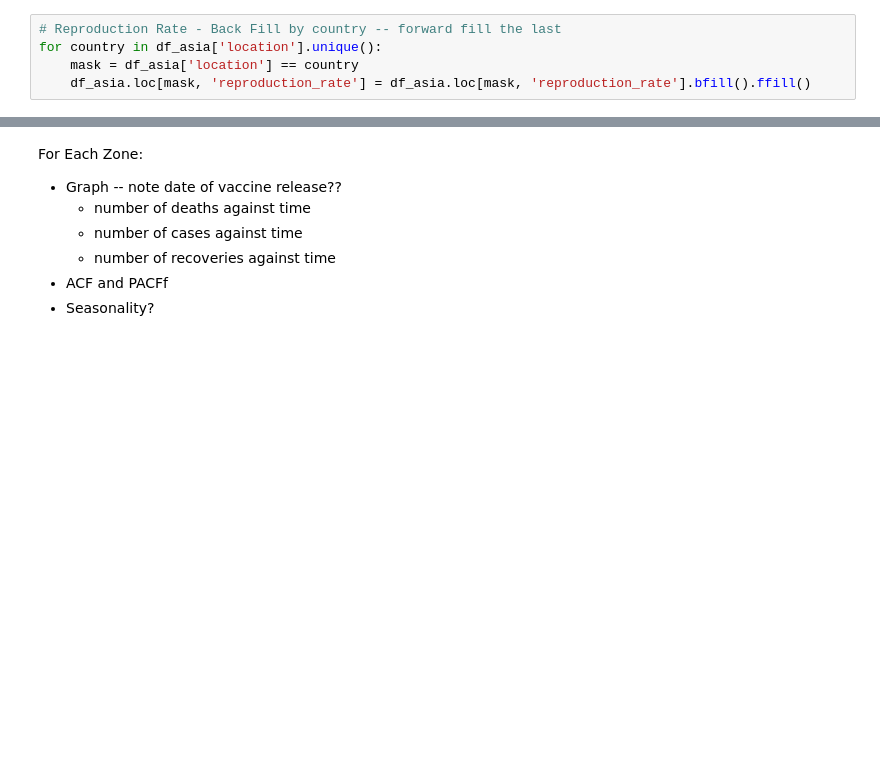
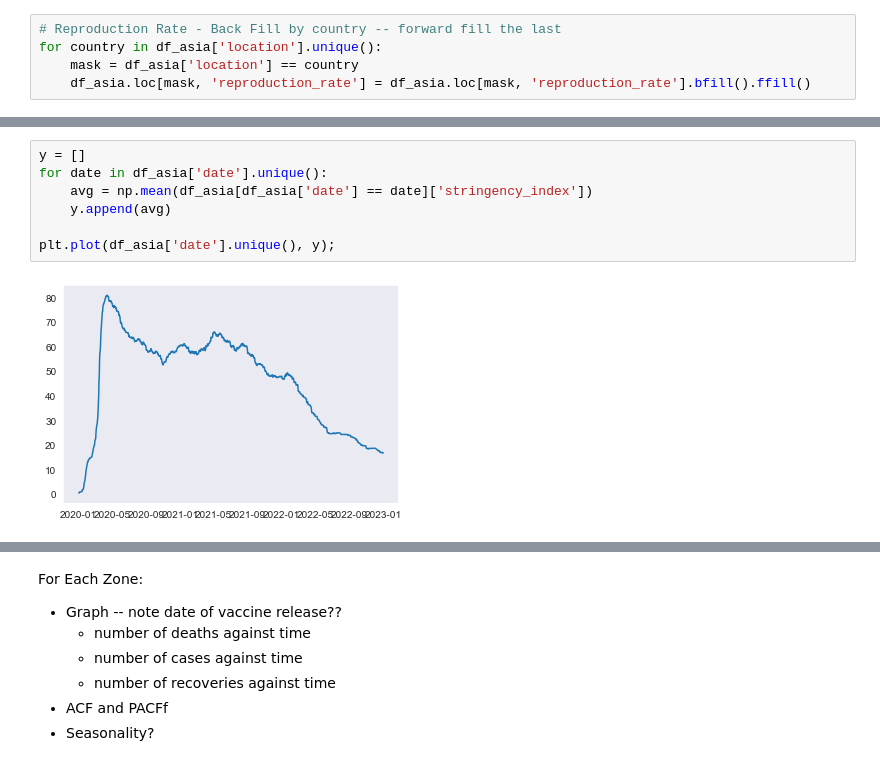
Before and after one commit to Bella3s/Covid-19-Time-Series-Modeling, a Jupyter notebook: index.ipynb, the cells around one changed output, grey strips where cells are left out. Drawn from its saved outputs; the diff is of its cells as text; blank space fills up the shorter version.

```diff
--- a/index.ipynb
+++ b/index.ipynb
@@ -362,0 +469,9 @@ len(df_asia[df_asia['location'] == 'Afghanistan']['reproduction_rate'])
+# %%
+y = []
+for date in df_asia['date'].unique():
+    avg = np.mean(df_asia[df_asia['date'] == date]['stringency_index'])
+    y.append(avg)
+
+plt.plot(df_asia['date'].unique(), y);
+# %% [output]
+[figure, added]
```
Also changed, not shown: parts of 31 cells of this notebook.
